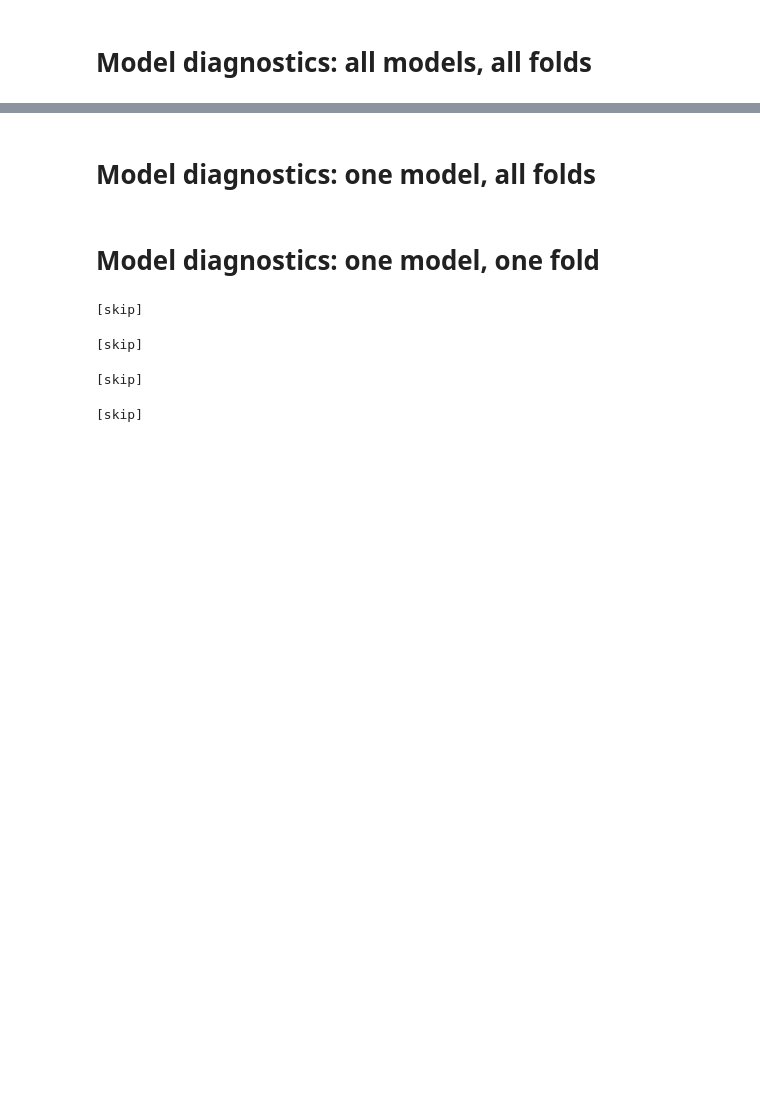
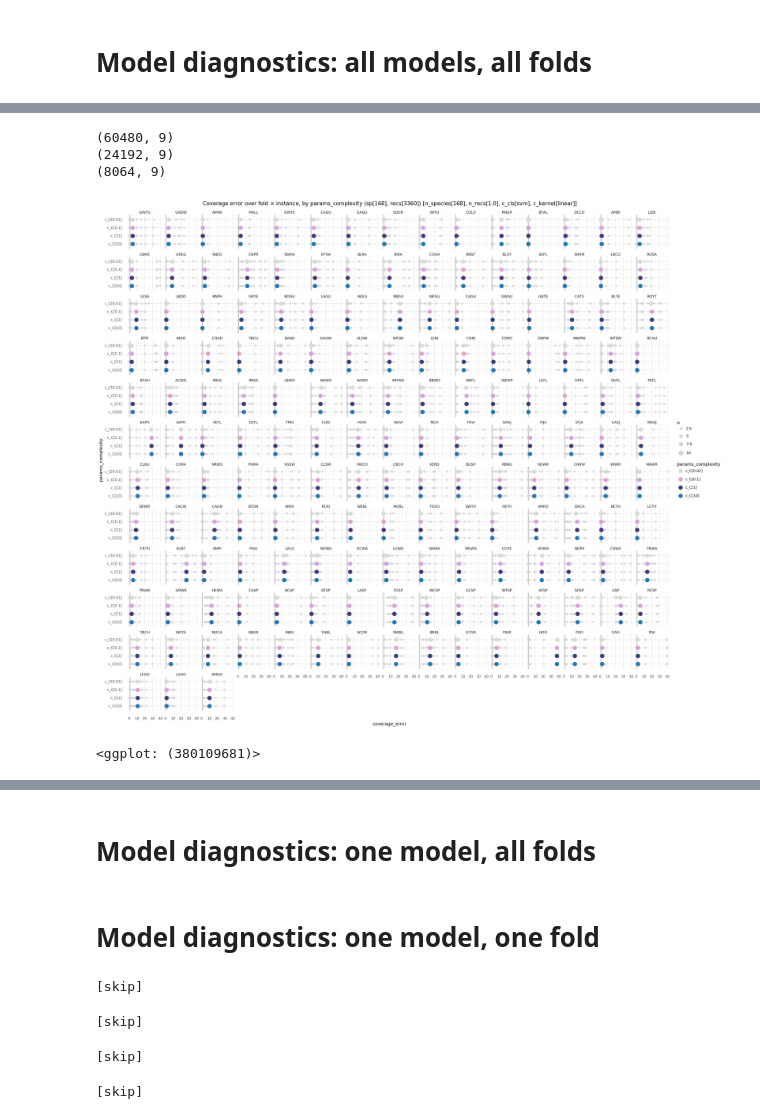
Before and after one commit to jdanbrown/birdgram, a Jupyter notebook: features/notebooks/20180713_comp_svm.ipynb, the cells around one changed output, grey strips where cells are left out. Drawn from its saved outputs; the diff is of its cells as text; code cells hidden in the pictures; blank space fills up the shorter version.

```diff
--- a/features/notebooks/20180713_comp_svm.ipynb
+++ b/features/notebooks/20180713_comp_svm.ipynb
@@ -838,5 +909,8 @@ coverage_errors_all_all = (cv_models
     .pipe(tap, lambda df: display(
         df_summary(df).T,
         df[:10],
+        df.params_data.value_counts(),
+        df.params_model.value_counts(),
+        df.params_complexity.value_counts(),
     ))
 )
@@ -889,10 +1002,14 @@ n_species = parse.search('n_species[{n_species:d}], n_recs[{n_recs:f}]', params_
 #   - Metrics: coverage_error.median
 # in: coverage_errors_all_all, recs
 # params_model = 'c_cls[rf], c_n_estimators[100]'
-params_model = 'c_cls[logreg_multi], c_solver[newton-cg]'
+# params_model = 'c_cls[logreg_multi], c_solver[newton-cg]'
+params_model = 'c_cls[svm], c_kernel[linear]'
 (coverage_errors_all_all
+    .pipe(puts, lambda df: df.shape)
     [lambda df: df.params_data == params_data]
+    .pipe(puts, lambda df: df.shape)
     [lambda df: df.params_model == params_model]
+    .pipe(puts, lambda df: df.shape)
     # .sample(200, random_state=0)  # Faster dev
     # [lambda df: df.y_true.isin(df.y_true.drop_duplicates().sample(n=3, random_state=0))]  # Faster dev
     .astype({'y_true': metadata.species.df.shorthand.dtype})
@@ -903,33 +1020,39 @@ params_model = 'c_cls[logreg_multi], c_solver[newton-cg]'
     + facet_wrap('y_true',
         ncol=int((n_species * 1/(2/3)) ** .5),
     )
     + geom_hline(yintercept=1, color='grey')
     # + geom_hline(yintercept=recs.species.nunique(), color='grey')
     # Percentiles (faster, no overplot)
     # + geom_point(stat='summary', fun_y=np.median)
     # + geom_linerange(stat='summary', fun_ymin=partial(np.percentile, q=25), fun_ymax=partial(np.percentile, q=75))
     # Violin (slow, no overplot)
     # + geom_violin()
     # Boxplot (very slow, no overplot)
     # + geom_boxplot()
     # Points (medium cost, high overplot)
     #   - n (count) instead of prop (proportion)
     #   - scale_size_area() instead of default scale_size(), because it's a count [I don't grok this but it looks good]
     + geom_count(aes(size='..n..'), color='lightgray')
     + scale_size_area()
     # + geom_point(stat='summary', fun_y=np.median, shape='|', size=5, stroke=2)
     + geom_point(stat='summary', fun_y=np.median, size=5)
     + coord_flip(
         ylim=(0, 40),
     )
     # + scale_color_cmap_d(mpl_cmap_repeat(10, 'tab10'))  # Strong
     + scale_color_cmap_d(mpl_cmap_repeat(10, 'tab20', 'tab20b', 'tab20c'))
     + guides(color=guide_legend(reverse=True))
     + theme(axis_text_y=element_text(size=6))
     + theme_minimal()  # [TODO Before other theme()]
     + theme_figsize(width=24, aspect_ratio=1/1)
     + ggtitle(rf'Coverage error over fold $\times$ instance, by params_complexity ({recs_stats}) [{params_data}, {params_model}]')
 )
+# %% [output]
+(60480, 9)
+(24192, 9)
+(8064, 9)
+[figure, added]
+<ggplot: (380109681)>
 # %%
 # TODO Slow, bad for notebook dev loop -- move lower, or disable by default?
 # Facet by species
```
Also changed, not shown: parts of 13 cells of this notebook, 1 other file.
